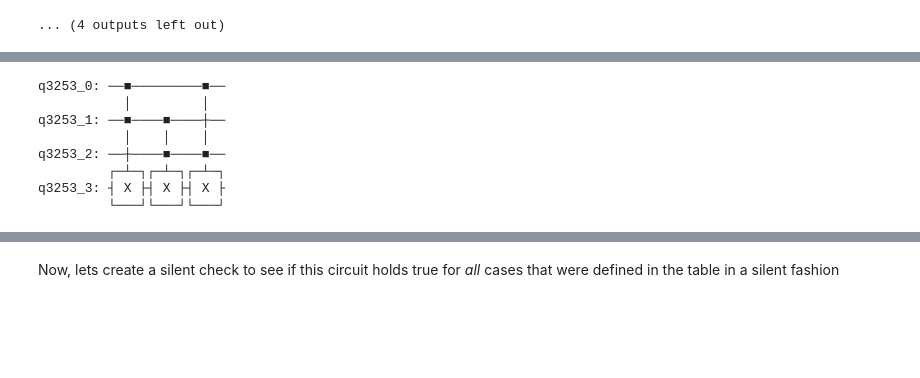
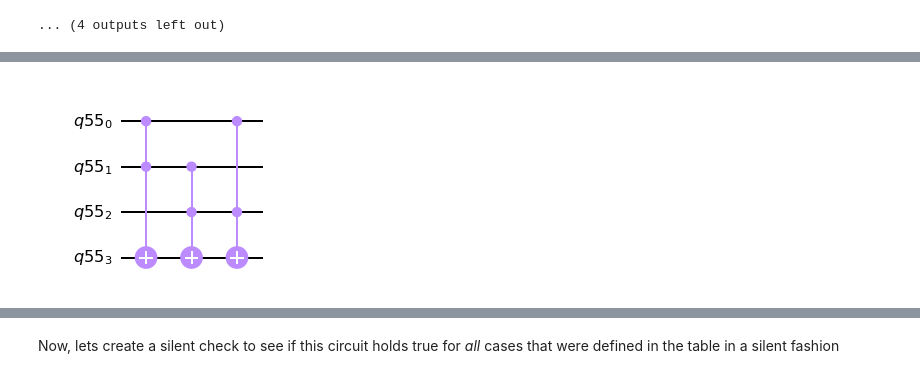
Before and after one commit to RicardoMonteiroSimoes/ZHAW_PAHS212, a Jupyter notebook: jupyter/full_adder_evaluation.ipynb, the cells around one changed output, grey strips where cells are left out. Drawn from its saved outputs; the diff is of its cells as text; code cells hidden in the pictures; blank space fills up the shorter version.

```diff
--- a/jupyter/full_adder_evaluation.ipynb
+++ b/jupyter/full_adder_evaluation.ipynb
@@ -364,20 +364,13 @@ The _Toffoli_ gate, often also refered to as _CCNOT_ gate, is a 2 qubit controll
 # %%
 #4 qubits as defined on the table
 sub_circuit = QuantumRegister(4)
 carry_out = QuantumCircuit(sub_circuit, name="carry over")
 carry_out.ccx(0,1,3)
 carry_out.ccx(1,2,3)
 carry_out.ccx(0,2,3)
-carry_out.draw()
+carry_out.draw('mpl')
 # %% [output]
-q3253_0: ──■─────────■──
-           │         │
-q3253_1: ──■────■────┼──
-           │    │    │
-q3253_2: ──┼────■────■──
-         ┌─┴─┐┌─┴─┐┌─┴─┐
-q3253_3: ┤ X ├┤ X ├┤ X ├
-         └───┘└───┘└───┘
+[figure, added]
 # %%
 #function to generate testable circuits with the carry_over circuit
 def generate_circuit(index):
```
Also changed, not shown: parts of 2 cells of this notebook, 7 other files.
